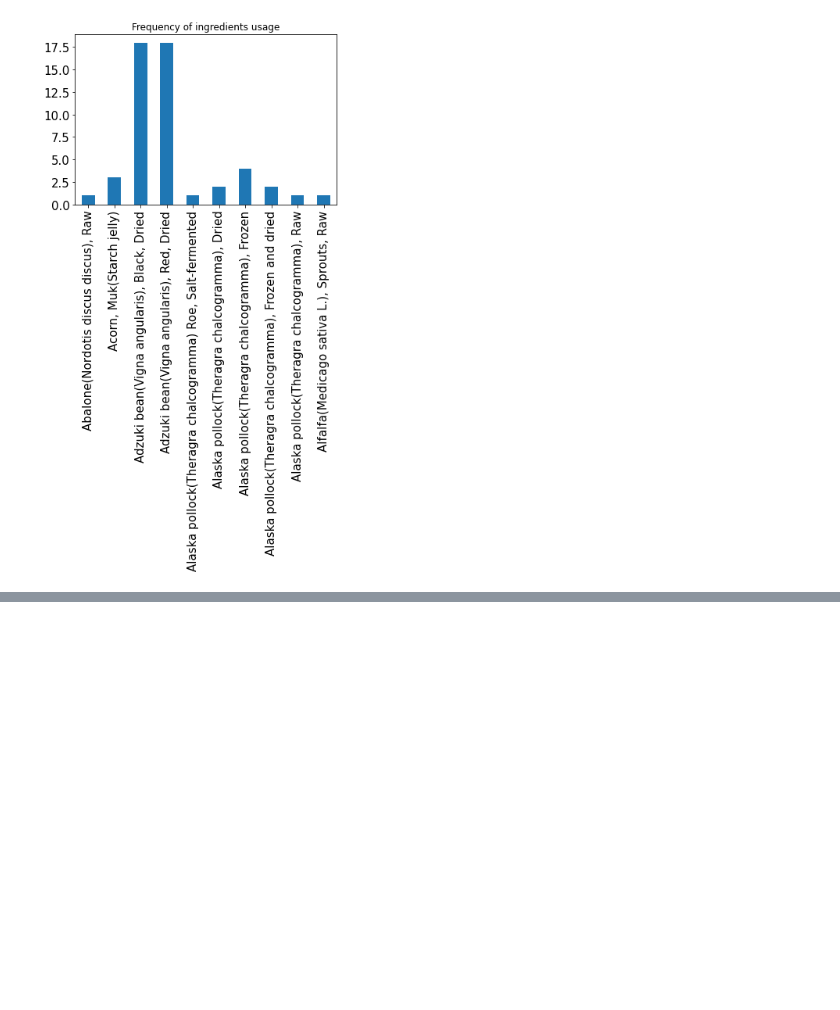
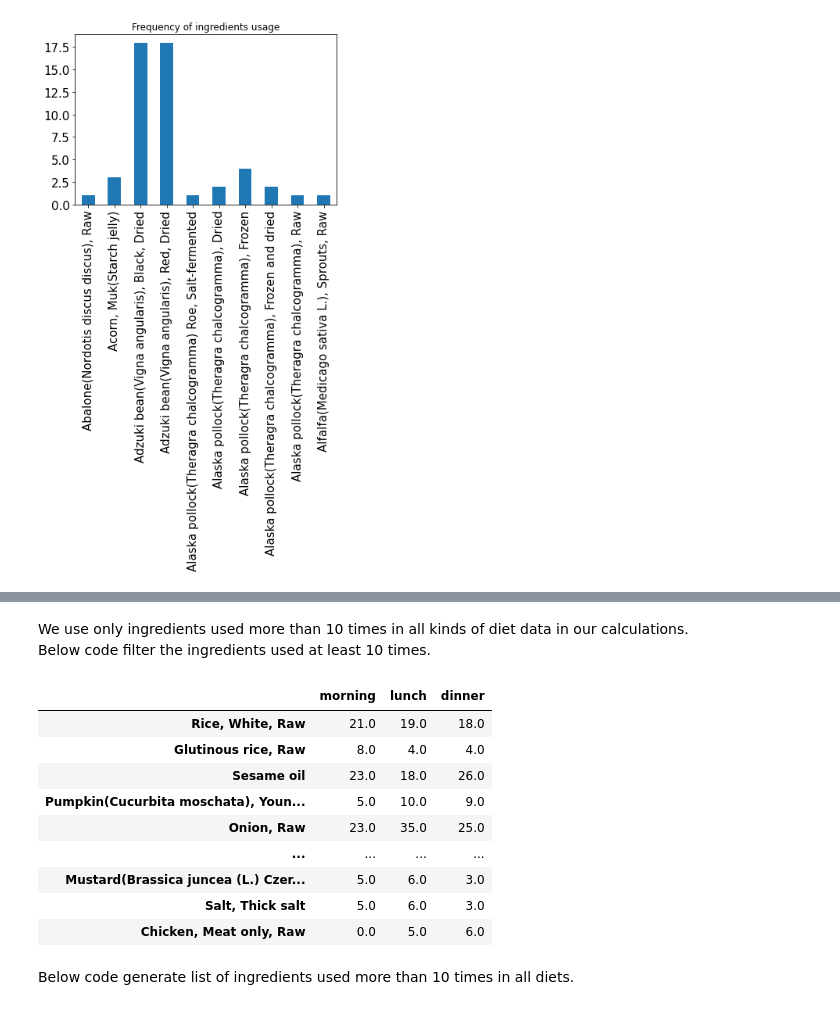
Before and after one commit to pki663/dietkit, a Jupyter notebook: sample_execution.ipynb, the cells around one changed output, grey strips where cells are left out. Drawn from its saved outputs; the diff is of its cells as text; code cells hidden in the pictures; blank space fills up the shorter version.

```diff
--- a/sample_execution.ipynb
+++ b/sample_execution.ipynb
@@ -403,0 +566,23 @@ diet_ingredient_freq(diet = sample_diets, fig_path = 'diet_ingredient_freq.png',
+# %% [markdown]
+We use only ingredients used more than 10 times in all kinds of diet data in our calculations.
+Below code filter the ingredients used at least 10 times.
+# %%
+or_observe_filtered = or_observe.loc[(or_observe.sum(axis=1) >= 10) , :]
+ml_observe_filtered = ml_observe.loc[(ml_observe.sum(axis=1) >= 10) , :]
+expert_observe_filtered = expert_observe.loc[(expert_observe.sum(axis=1) >= 10) , :]
+ansan_observe_filtered = ansan_observe.loc[(ansan_observe.sum(axis=1) >= 10) , :]
+
+expert_observe_filtered
+# %% [output]
+|  | morning | lunch | dinner |
+| Rice, White, Raw | 21.0 | 19.0 | 18.0 |
+| Glutinous rice, Raw | 8.0 | 4.0 | 4.0 |
+| Sesame oil | 23.0 | 18.0 | 26.0 |
+| Pumpkin(Cucurbita moschata), Youn... | 5.0 | 10.0 | 9.0 |
+| Onion, Raw | 23.0 | 35.0 | 25.0 |
+| ... | ... | ... | ... |
+| Mustard(Brassica juncea (L.) Czer... | 5.0 | 6.0 | 3.0 |
+| Salt, Thick salt | 5.0 | 6.0 | 3.0 |
+| Chicken, Meat only, Raw | 0.0 | 5.0 | 6.0 |
+# %% [markdown]
+Below code generate list of ingredients used more than 10 times in all diets.
```
Also changed, not shown: parts of 35 cells of this notebook.
